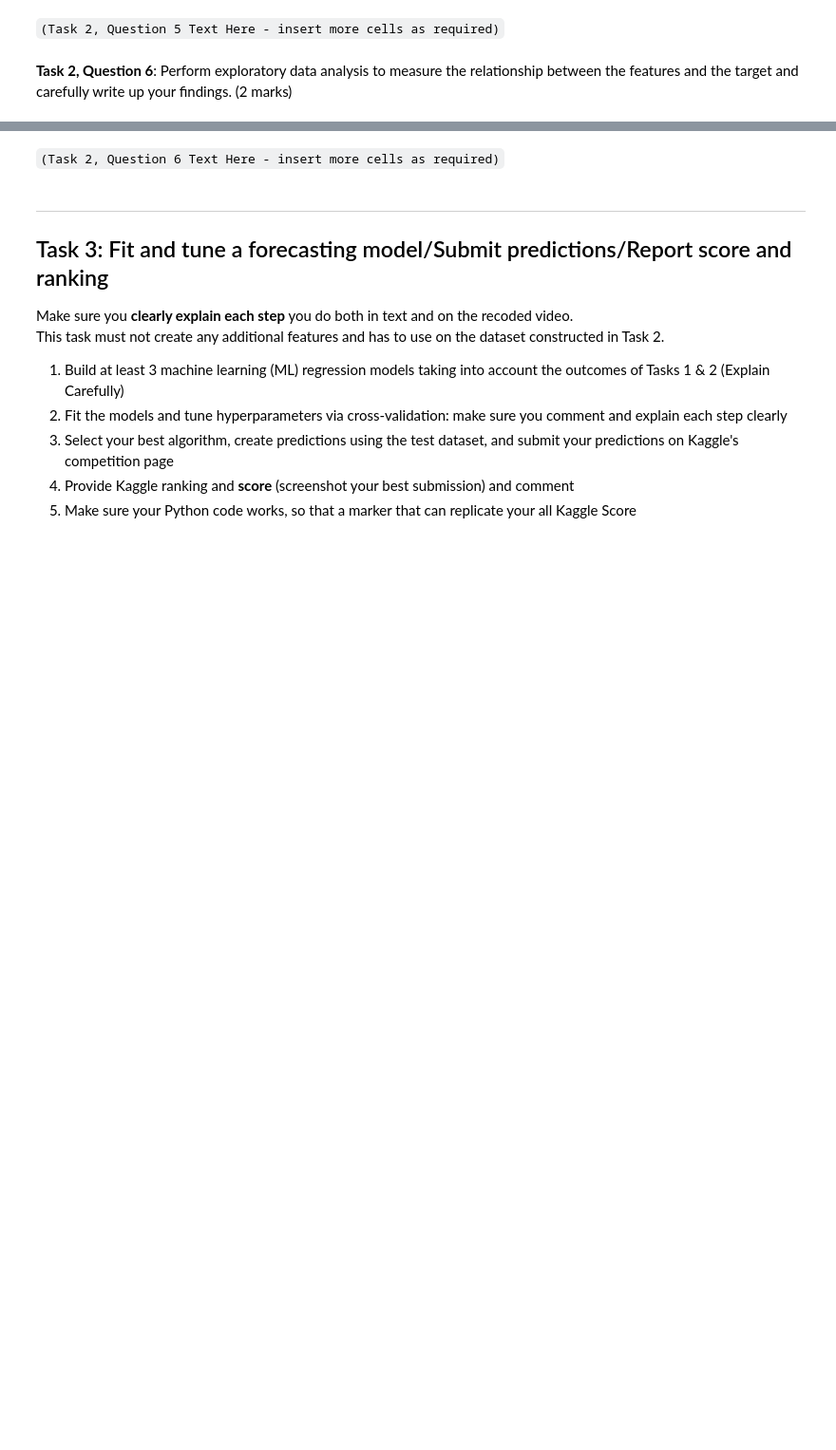
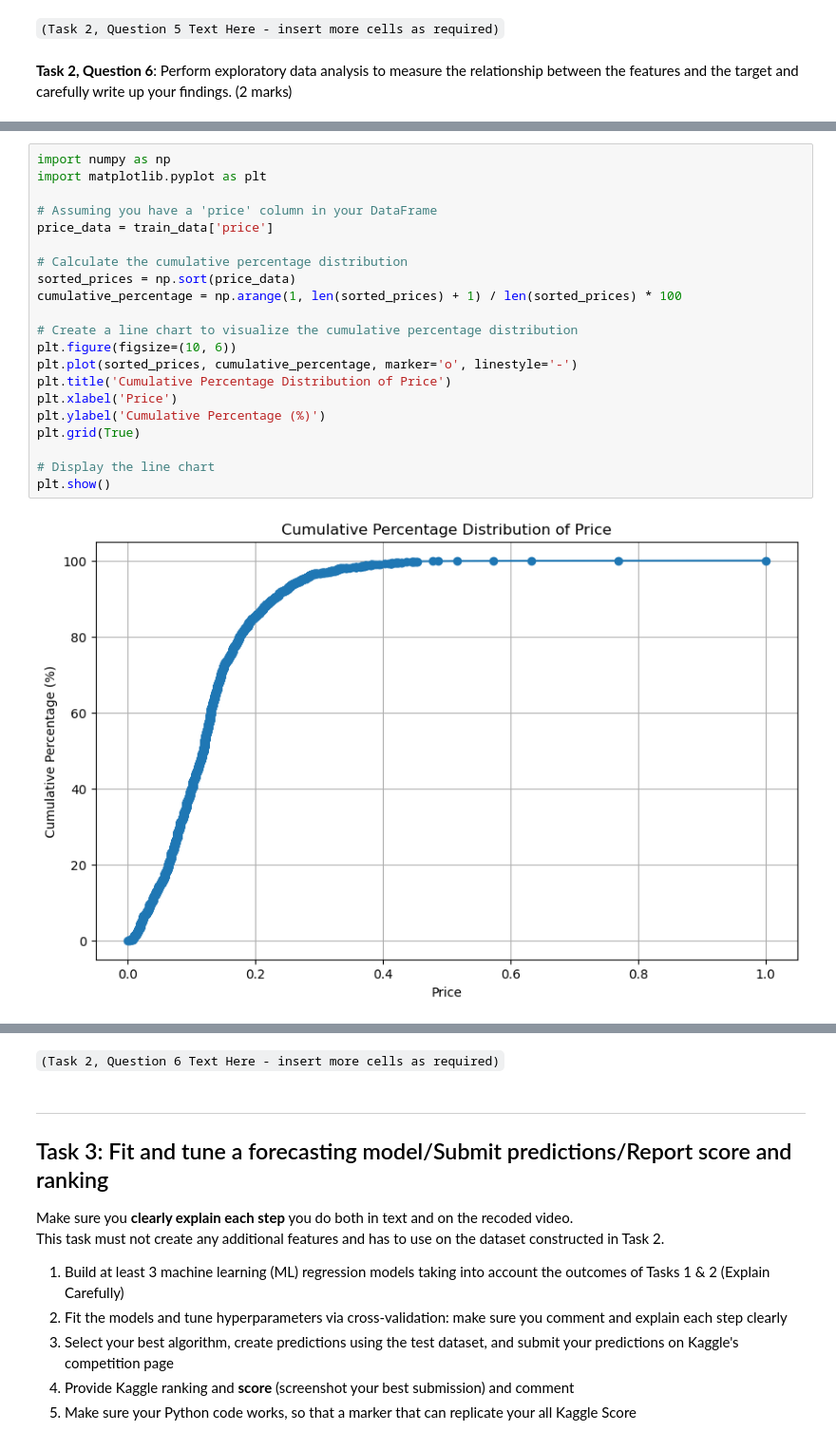
Before and after one commit to macRuslan/BUSA8001GroupProject, a Jupyter notebook: Group_Assignment_BUSA8001_PredictivePatrol.ipynb, the cells around one changed output, grey strips where cells are left out. Shown: that part at 95% size. Cells and saved outputs as stored; diff of their text form; blank space fills up the shorter version.

```diff
--- a/Group_Assignment_BUSA8001_PredictivePatrol.ipynb
+++ b/Group_Assignment_BUSA8001_PredictivePatrol.ipynb
@@ -165,0 +422,23 @@ Total Marks: 12
+# %%
+import numpy as np
+import matplotlib.pyplot as plt
+
+# Assuming you have a 'price' column in your DataFrame
+price_data = train_data['price']
+
+# Calculate the cumulative percentage distribution
+sorted_prices = np.sort(price_data)
+cumulative_percentage = np.arange(1, len(sorted_prices) + 1) / len(sorted_prices) * 100
+
+# Create a line chart to visualize the cumulative percentage distribution
+plt.figure(figsize=(10, 6))
+plt.plot(sorted_prices, cumulative_percentage, marker='o', linestyle='-')
+plt.title('Cumulative Percentage Distribution of Price')
+plt.xlabel('Price')
+plt.ylabel('Cumulative Percentage (%)')
+plt.grid(True)
+
+# Display the line chart
+plt.show()
+# %% [output]
+[figure, added]
```
Also changed, not shown: parts of 26 cells of this notebook, 1 other file.
